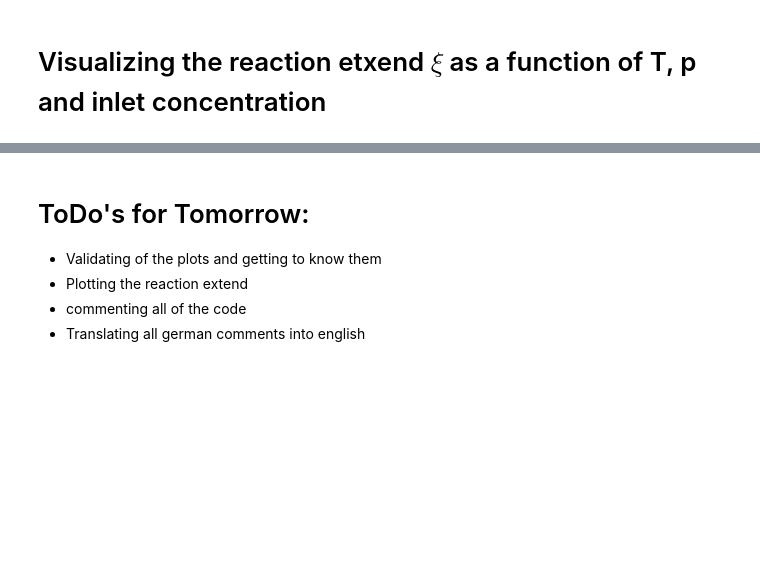
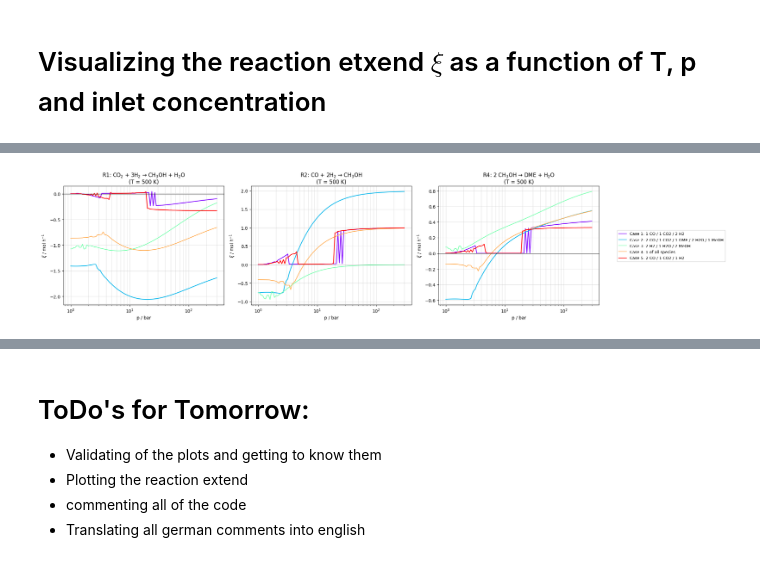
Before and after one commit to PeterSchoenung/CRE3-Assignment-2, a Jupyter notebook: CRE3_Assignment2_Group_5.ipynb, the cells around one changed output, grey strips where cells are left out. Cells and saved outputs as stored; diff of their text form; code cells hidden in the pictures; blank space fills up the shorter version.

```diff
--- a/CRE3_Assignment2_Group_5.ipynb
+++ b/CRE3_Assignment2_Group_5.ipynb
@@ -931,0 +896,33 @@ plt.show()
+# %%
+# ====================== ξ vs p (for a fixed T) ======================
+p_range  = np.logspace(0, np.log10(300), 100)  # 1 ... 300 bar, log-scaled
+T_fixed  = 500  # K — typical for dme synthesis, can be changed to your needs
+
+xi_p = np.full((len(test_cases), 3, len(p_range)), np.nan)
+
+for ci, (name, n_in) in enumerate(test_cases):
+    for pi, p in enumerate(p_range):
+        xi_p[ci, :, pi] = safe_solve(n_in, T_fixed, p)
+
+# Define colors from rainbow colormap for consistent appearance across all plots
+colors = plt.cm.rainbow(np.linspace(0, 1, len(test_cases)))
+
+fig, axes = plt.subplots(1, 3, figsize=(18, 5))
+for r_idx in range(3):
+    for ci, (name, n_in) in enumerate(test_cases):
+        axes[r_idx].plot(p_range, xi_p[ci, r_idx, :], label=name, lw=1.6, color=colors[ci])
+    axes[r_idx].set_xlabel('p / bar')
+    axes[r_idx].set_ylabel(r'$\xi$ / mol h$^{-1}$')
+    axes[r_idx].set_xscale('log')
+    axes[r_idx].set_title(f'{reaction_labels_short[r_idx]}\n(T = {T_fixed} K)')
+    axes[r_idx].grid(True, alpha=0.4, which='both')
+    axes[r_idx].axhline(0, color='k', lw=0.6)
+
+# Single legend positioned to the right of all plots
+handles, labels = axes[0].get_legend_handles_labels()
+fig.legend(handles, labels, loc='center left', bbox_to_anchor=(1.02, 0.5), fontsize=9, frameon=True)
+
+plt.tight_layout()
+plt.show()
+# %% [output]
+[figure, added]
```
Also changed, not shown: parts of 6 cells of this notebook.
